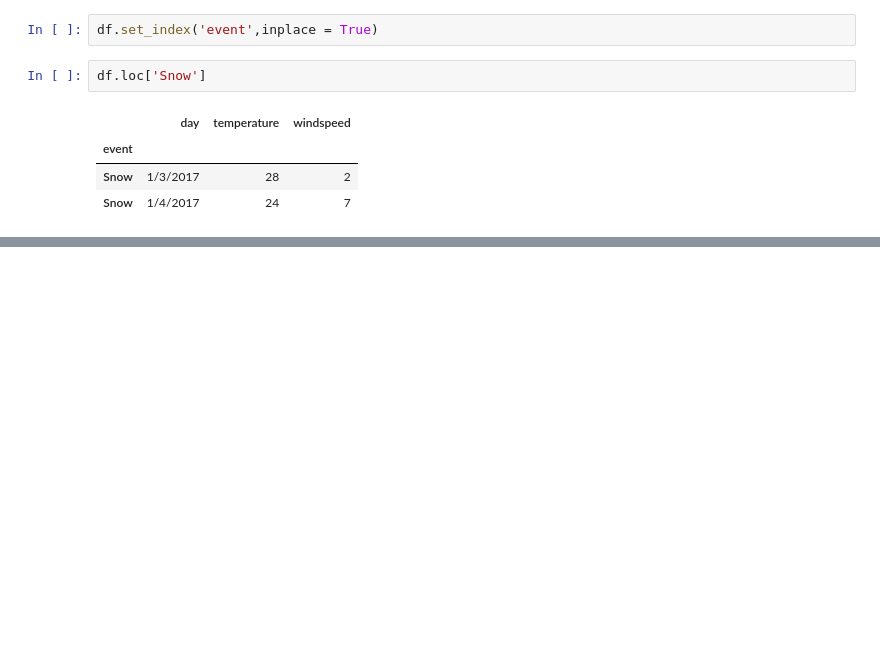
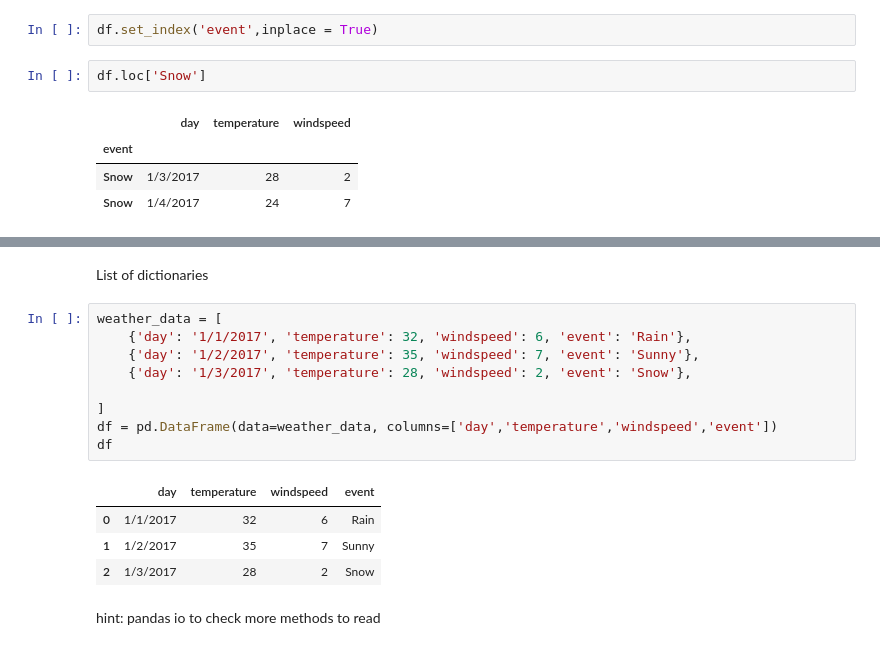
Before and after one commit to mahnamnasir/Data-Science, a Jupyter notebook: Data_Visualization.ipynb, the cells around one changed output, grey strips where cells are left out. Cells and saved outputs as stored; diff of their text form; blank space fills up the shorter version.

```diff
--- a/Data_Visualization.ipynb
+++ b/Data_Visualization.ipynb
@@ -200,0 +260,18 @@ df.loc['Snow']
+# %% [markdown]
+List of dictionaries
+# %%
+weather_data = [
+    {'day': '1/1/2017', 'temperature': 32, 'windspeed': 6, 'event': 'Rain'},
+    {'day': '1/2/2017', 'temperature': 35, 'windspeed': 7, 'event': 'Sunny'},
+    {'day': '1/3/2017', 'temperature': 28, 'windspeed': 2, 'event': 'Snow'},
+
+]
+df = pd.DataFrame(data=weather_data, columns=['day','temperature','windspeed','event'])
+df
+# %% [output]
+|  | day | temperature | windspeed | event |
+| 0 | 1/1/2017 | 32 | 6 | Rain |
+| 1 | 1/2/2017 | 35 | 7 | Sunny |
+| 2 | 1/3/2017 | 28 | 2 | Snow |
+# %% [markdown]
+hint: pandas io to check more methods to read
```
Also changed, not shown: parts of 11 cells of this notebook.
